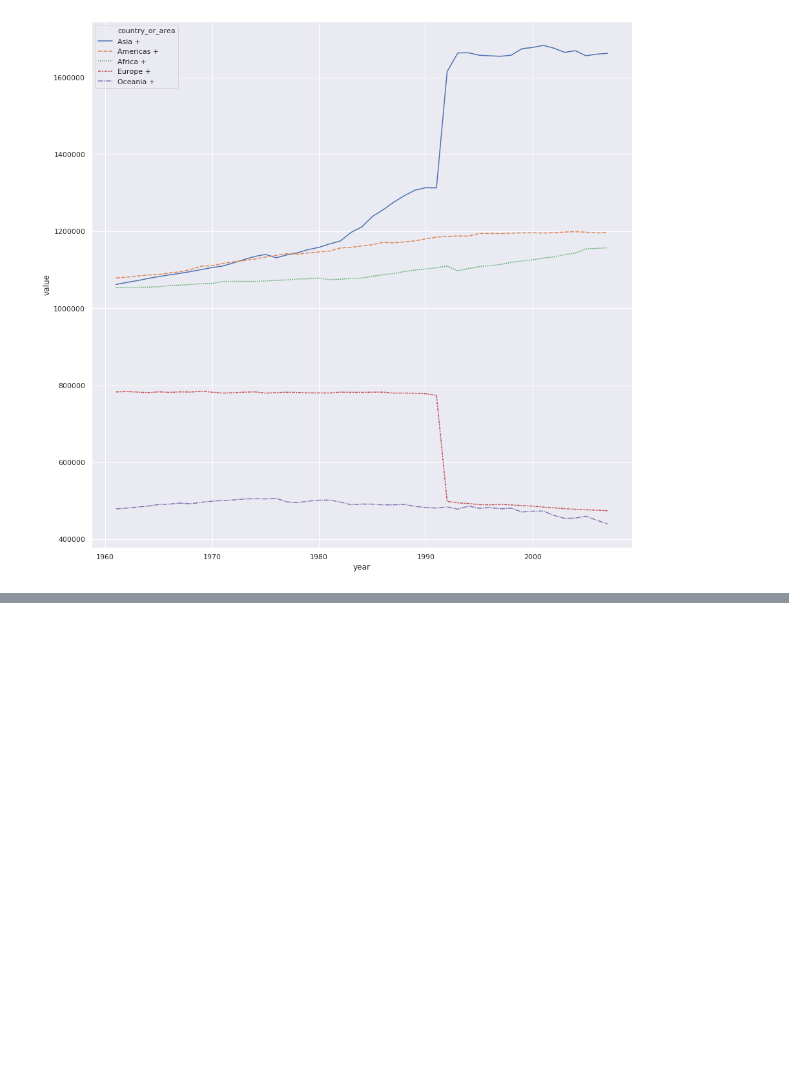
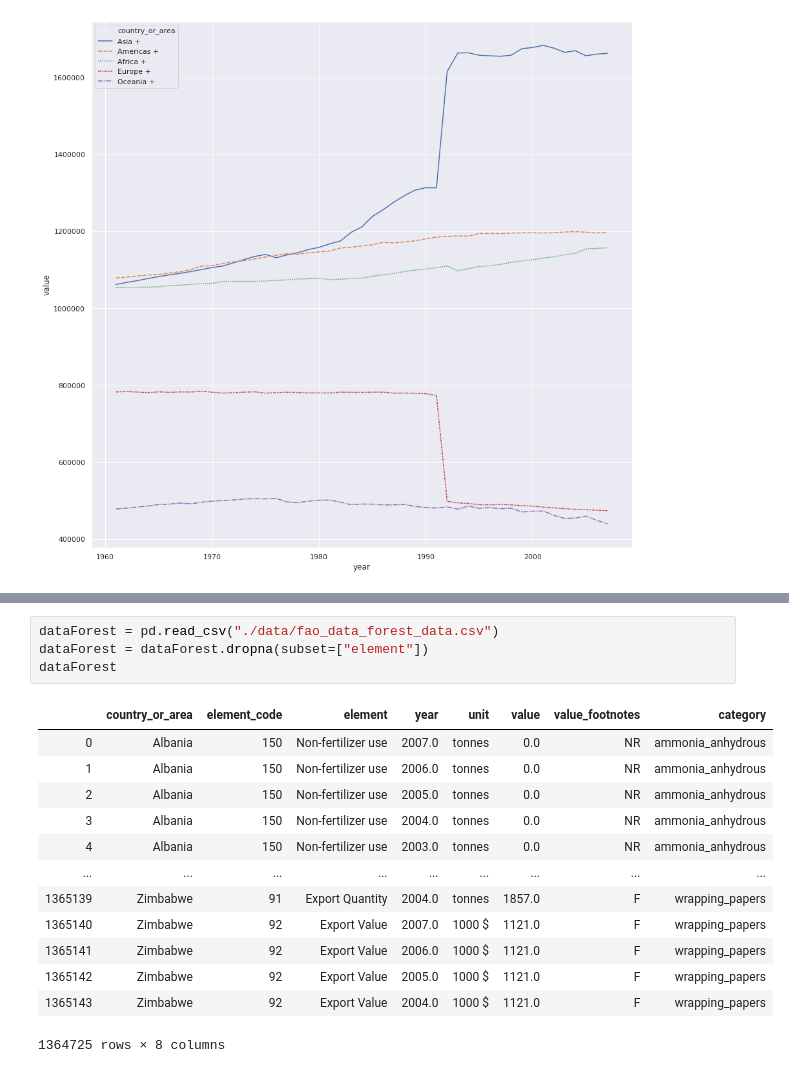
Before and after one commit to shivz7/ADA, a Jupyter notebook: agricultural_growth_emissions.ipynb, the cells around one changed output, grey strips where cells are left out. Drawn from its saved outputs; the diff is of its cells as text; blank space fills up the shorter version.

```diff
--- a/agricultural_growth_emissions.ipynb
+++ b/agricultural_growth_emissions.ipynb
@@ -82,0 +111,18 @@ fg.show()
+# %%
+dataForest = pd.read_csv("./data/fao_data_forest_data.csv")
+dataForest = dataForest.dropna(subset=["element"])
+dataForest
+# %% [output]
+|  | country_or_area | element_code | element | year | unit | value | value_footnotes | category |
+| 0 | Albania | 150 | Non-fertilizer use | 2007.0 | tonnes | 0.0 | NR | ammonia_anhydrous |
+| 1 | Albania | 150 | Non-fertilizer use | 2006.0 | tonnes | 0.0 | NR | ammonia_anhydrous |
+| 2 | Albania | 150 | Non-fertilizer use | 2005.0 | tonnes | 0.0 | NR | ammonia_anhydrous |
+| 3 | Albania | 150 | Non-fertilizer use | 2004.0 | tonnes | 0.0 | NR | ammonia_anhydrous |
+| 4 | Albania | 150 | Non-fertilizer use | 2003.0 | tonnes | 0.0 | NR | ammonia_anhydrous |
+| ... | ... | ... | ... | ... | ... | ... | ... | ... |
+| 1365139 | Zimbabwe | 91 | Export Quantity | 2004.0 | tonnes | 1857.0 | F | wrapping_papers |
+| 1365140 | Zimbabwe | 92 | Export Value | 2007.0 | 1000 $ | 1121.0 | F | wrapping_papers |
+| 1365141 | Zimbabwe | 92 | Export Value | 2006.0 | 1000 $ | 1121.0 | F | wrapping_papers |
+| 1365142 | Zimbabwe | 92 | Export Value | 2005.0 | 1000 $ | 1121.0 | F | wrapping_papers |
+| 1365143 | Zimbabwe | 92 | Export Value | 2004.0 | 1000 $ | 1121.0 | F | wrapping_papers |
+1364725 rows × 8 columns
```
Also changed, not shown: parts of 17 cells of this notebook, 1 other file.
